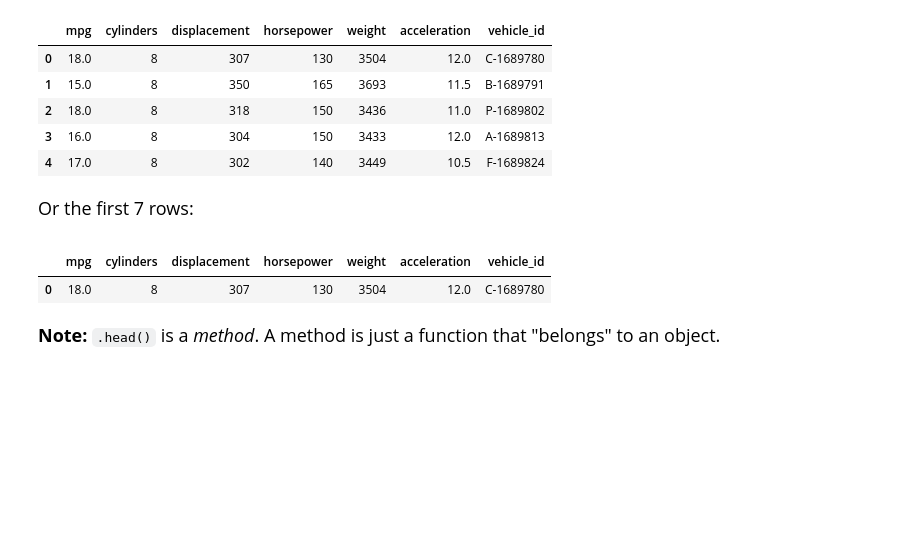
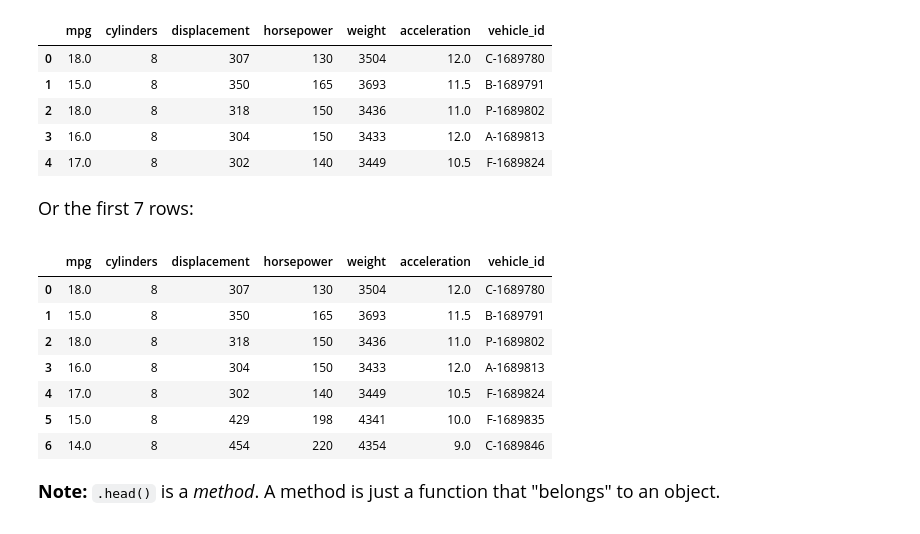
Before and after one commit to Akrush147/datasci151fall2026, a Jupyter notebook: lecture_08_pandas/Lecture08.ipynb, the cells around one changed output. Saved outputs shown, nothing was run; the diff lists cells and outputs as text; code cells hidden in the pictures; blank space fills up the shorter version.

```diff
--- a/lecture_08_pandas/Lecture08.ipynb
+++ b/lecture_08_pandas/Lecture08.ipynb
@@ -153,10 +123,16 @@ display( carfeatures.head() )
 
 Or the first 7 rows:
 # %%
-display( carfeatures.head(1) )
+display( carfeatures.head(7) )
 # %% [output]
 |  | mpg | cylinders | displacement | horsepower | weight | acceleration | vehicle_id |
 | 0 | 18.0 | 8 | 307 | 130 | 3504 | 12.0 | C-1689780 |
+| 1 | 15.0 | 8 | 350 | 165 | 3693 | 11.5 | B-1689791 |
+| 2 | 18.0 | 8 | 318 | 150 | 3436 | 11.0 | P-1689802 |
+| 3 | 16.0 | 8 | 304 | 150 | 3433 | 12.0 | A-1689813 |
+| 4 | 17.0 | 8 | 302 | 140 | 3449 | 10.5 | F-1689824 |
+| 5 | 15.0 | 8 | 429 | 198 | 4341 | 10.0 | F-1689835 |
+| 6 | 14.0 | 8 | 454 | 220 | 4354 | 9.0 | C-1689846 |
 # %% [markdown]
 <font size = "4">
 
```
Also changed, not shown: parts of 3 cells of this notebook.
